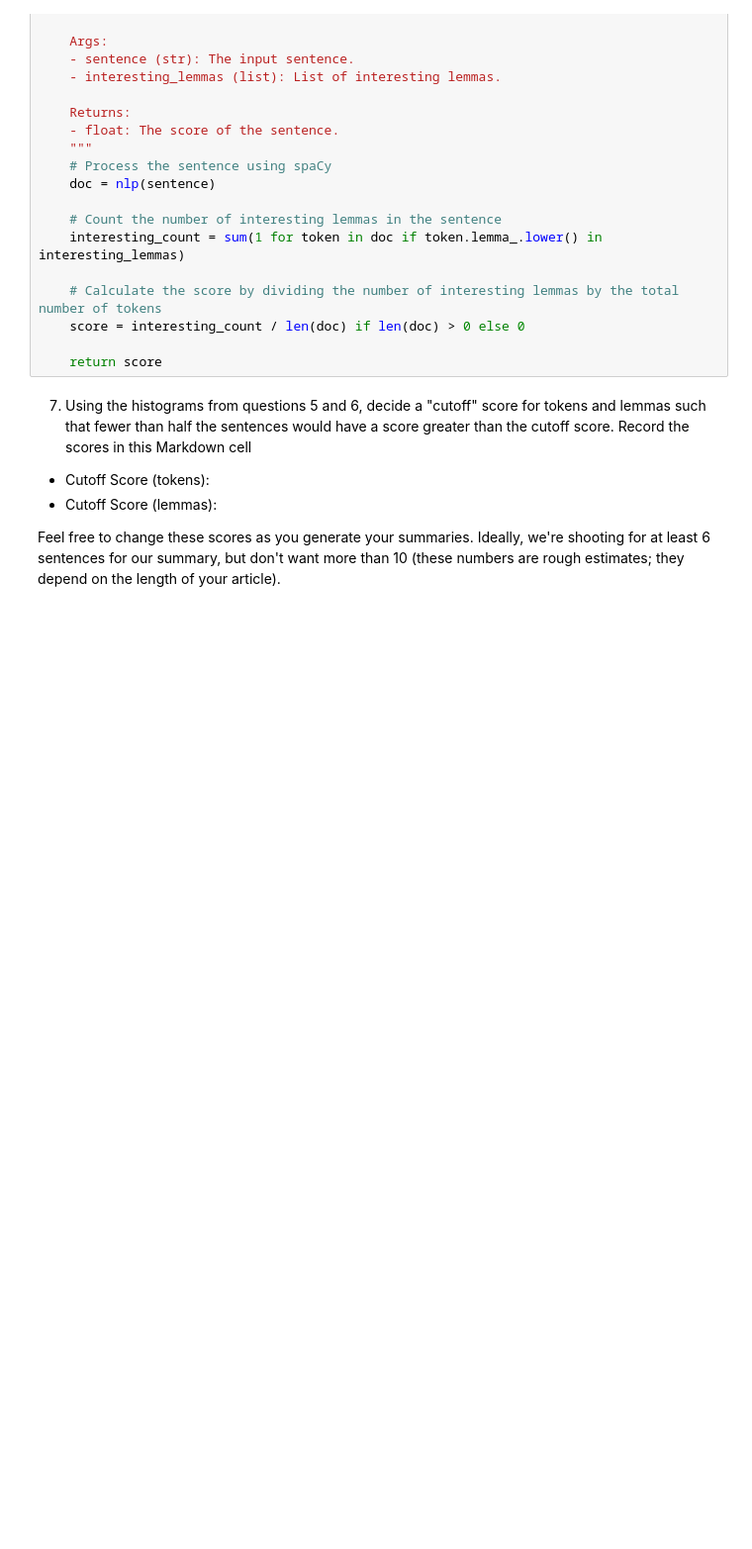
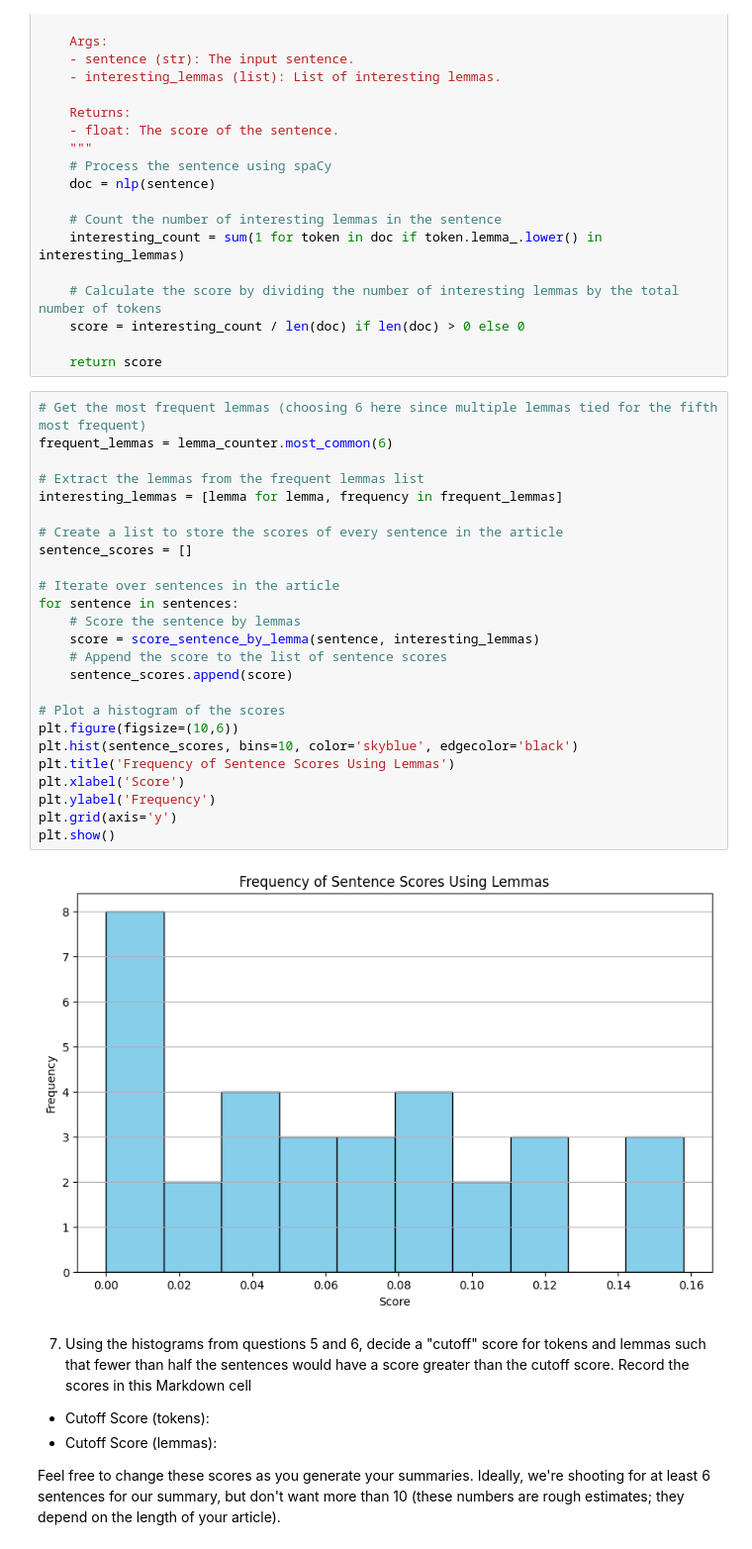
Before and after one commit to jakerood/article-summarizer-final-project, a Jupyter notebook: article-summarizer.ipynb, the cells around one changed output. Shown at 99% size. Cells and saved outputs as stored; diff of their text form; blank space fills up the shorter version.

Commit message:
Plotted histogram of sentence scores by lemmas

```diff
--- a/article-summarizer.ipynb
+++ b/article-summarizer.ipynb
@@ -299,6 +299,33 @@ def score_sentence_by_lemma(sentence, interesting_lemmas):
     score = interesting_count / len(doc) if len(doc) > 0 else 0
 
     return score
+# %%
+# Get the most frequent lemmas (choosing 6 here since multiple lemmas tied for the fifth most frequent)
+frequent_lemmas = lemma_counter.most_common(6)
+
+# Extract the lemmas from the frequent lemmas list
+interesting_lemmas = [lemma for lemma, frequency in frequent_lemmas]
+
+# Create a list to store the scores of every sentence in the article
+sentence_scores = []
+
+# Iterate over sentences in the article
+for sentence in sentences:
+    # Score the sentence by lemmas
+    score = score_sentence_by_lemma(sentence, interesting_lemmas)
+    # Append the score to the list of sentence scores
+    sentence_scores.append(score)
+
+# Plot a histogram of the scores
+plt.figure(figsize=(10,6))
+plt.hist(sentence_scores, bins=10, color='skyblue', edgecolor='black')
+plt.title('Frequency of Sentence Scores Using Lemmas')
+plt.xlabel('Score')
+plt.ylabel('Frequency')
+plt.grid(axis='y')
+plt.show()
+# %% [output]
+[figure, added]
 # %% [markdown]
 7. Using the histograms from questions 5 and 6, decide a "cutoff" score for tokens and lemmas such that fewer than half the sentences would have a score greater than the cutoff score.  Record the scores in this Markdown cell
 
```
